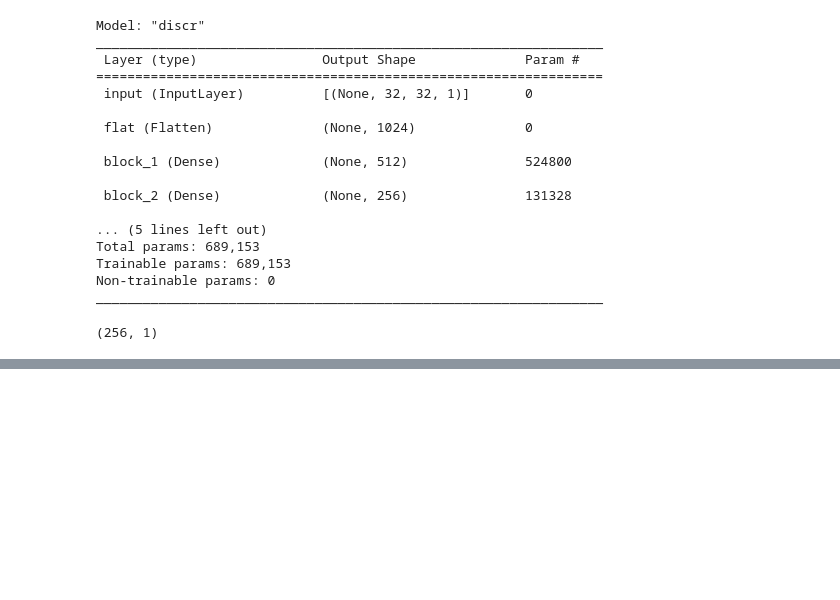
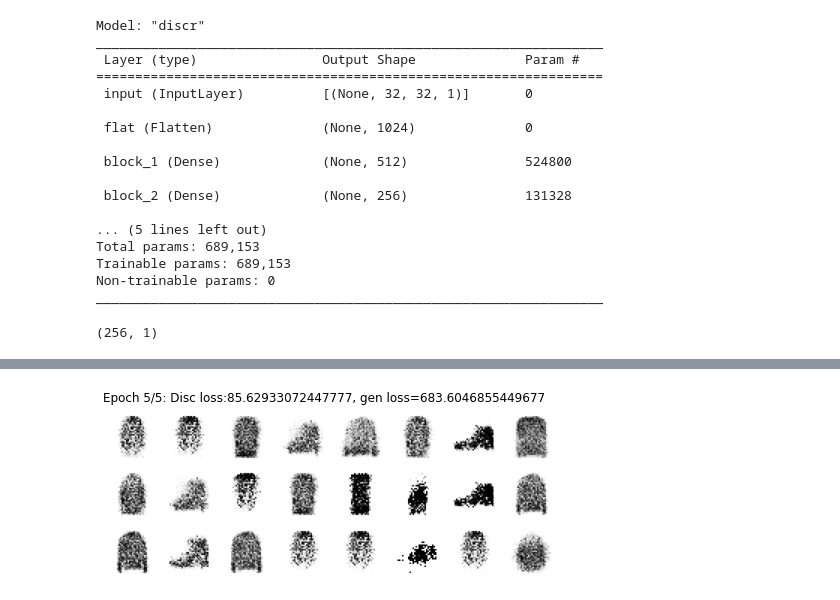
Before and after one commit to avva14/ganx, a Jupyter notebook: C1W1_Your_First_GAN.ipynb, the cells around one changed output, grey strips where cells are left out. Drawn from its saved outputs; the diff is of its cells as text; code cells hidden in the pictures; blank space fills up the shorter version.

```diff
--- a/C1W1_Your_First_GAN.ipynb
+++ b/C1W1_Your_First_GAN.ipynb
@@ -250,0 +241,36 @@ Epoch 50/50
+# %%
+gener = generator(random_normal_dimensions, hidden_dim)
+discrim = discriminator(hidden_dim)
+# %%
+bce_loss = tf.keras.losses.BinaryCrossentropy(from_logits=False)
+optimizer = tf.keras.optimizers.Adam(learning_rate=0.0001)
+n_epochs = 5
+# %%
+for epoch in range(n_epochs):
+    gloss = 0
+    dloss = 0
+    for reals in tqdm(train_dataset):
+        cur_batch_size = len(reals)
+
+        with tf.GradientTape() as disc_tape, tf.GradientTape() as gen_tape:
+
+            noise = tf.random.normal(shape=[cur_batch_size, random_normal_dimensions])
+            fakes = gener(noise, training=True)
+            disc_fake_labels = discrim(fakes, training=True)
+            disc_real_labels = discrim(reals, training=True)
+
+            gen_loss = bce_loss(tf.ones_like(disc_fake_labels), disc_fake_labels)
+            disc_loss = bce_loss(tf.zeros_like(disc_fake_labels), disc_fake_labels) + bce_loss(tf.ones_like(disc_real_labels), disc_real_labels)
+
+        disc_grads = disc_tape.gradient(disc_loss, discrim.trainable_weights)
+        gen_grads = gen_tape.gradient(gen_loss, gener.trainable_weights)
+
+        optimizer.apply_gradients(zip(disc_grads, discrim.trainable_weights))
+        optimizer.apply_gradients(zip(gen_grads, gener.trainable_weights))
+        dloss += disc_loss.numpy()
+        gloss += gen_loss.numpy()
+
+    plot_multiple_images(fakes[:24], 8, f'Epoch {epoch+1}/{n_epochs}: Disc loss:{dloss}, gen loss={gloss}')
+    plt.show()
+# %% [output]
+[figure, added]
```
Also changed, not shown: parts of 14 cells of this notebook.
